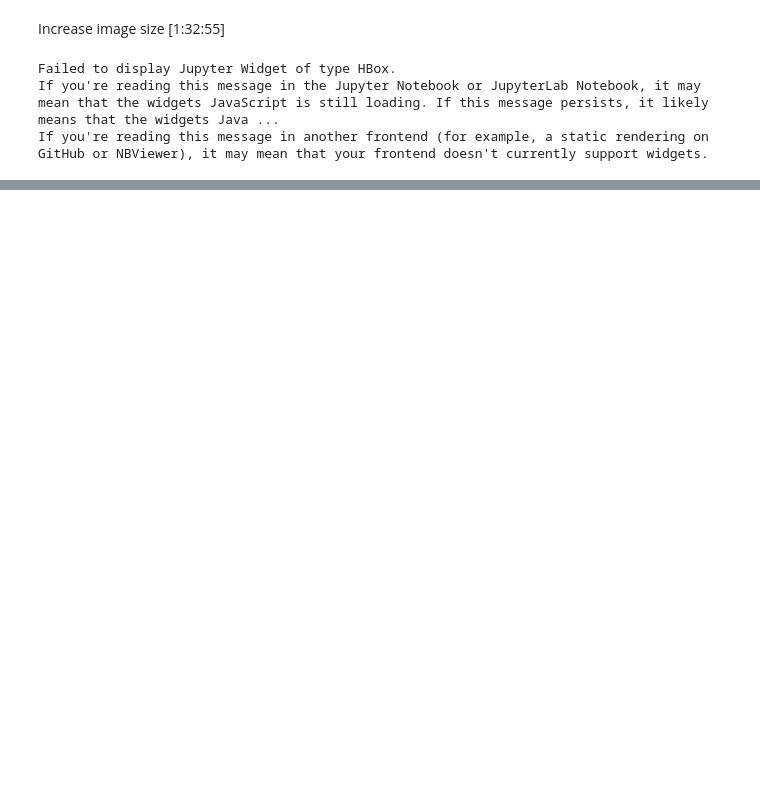
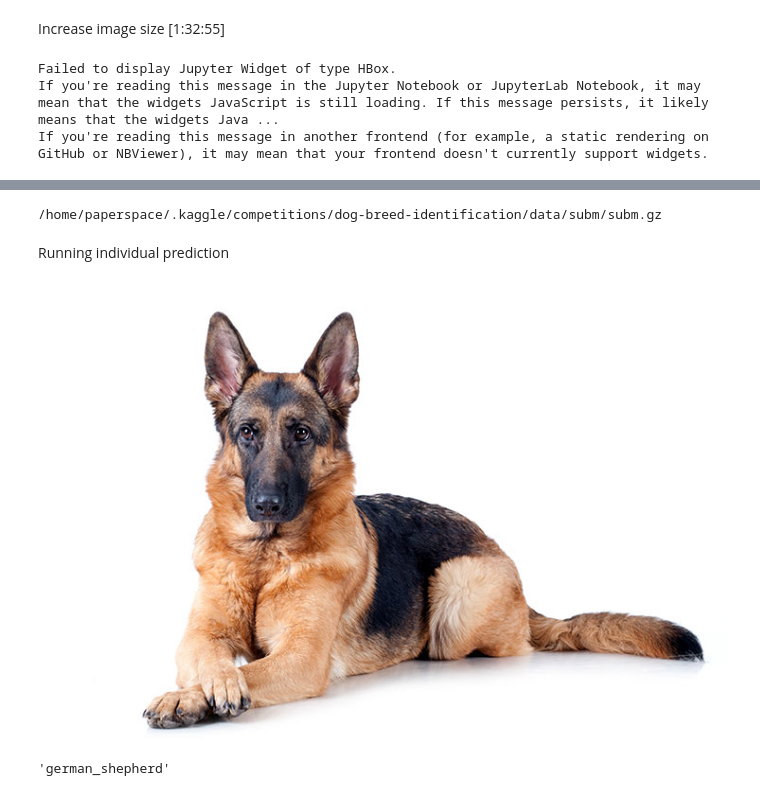
Before and after one commit to Muosvr/Dog-breed-identification-Fast.ai, a Jupyter notebook: dog-breed-identification-JW.ipynb, the cells around one changed output, grey strips where cells are left out. Saved outputs shown, nothing was run; the diff lists cells and outputs as text; code cells hidden in the pictures; blank space fills up the shorter version.

Commit message:
submission file and individual prediction

```diff
--- a/dog-breed-identification-JW.ipynb
+++ b/dog-breed-identification-JW.ipynb
@@ -164,0 +243,12 @@ accuracy_np(probs,y), metrics.log_loss(y,probs)
+# %%
+FileLink(f'{SUBM}subm.gz')
+# %% [output]
+/home/paperspace/.kaggle/competitions/dog-breed-identification/data/subm/subm.gz
+# %% [markdown]
+Running individual prediction
+# %%
+fn = 'prediction/German-Shepherd-on-White-00.jpg'
+# %%
+Image.open(PATH + fn)
+# %% [output]
+[figure, added]
@@ -164,0 +263,4 @@ accuracy_np(probs,y), metrics.log_loss(y,probs)
+# %%
+data.classes[classIndex]
+# %% [output]
+'german_shepherd'
```
Also changed, not shown: parts of 23 cells of this notebook.
